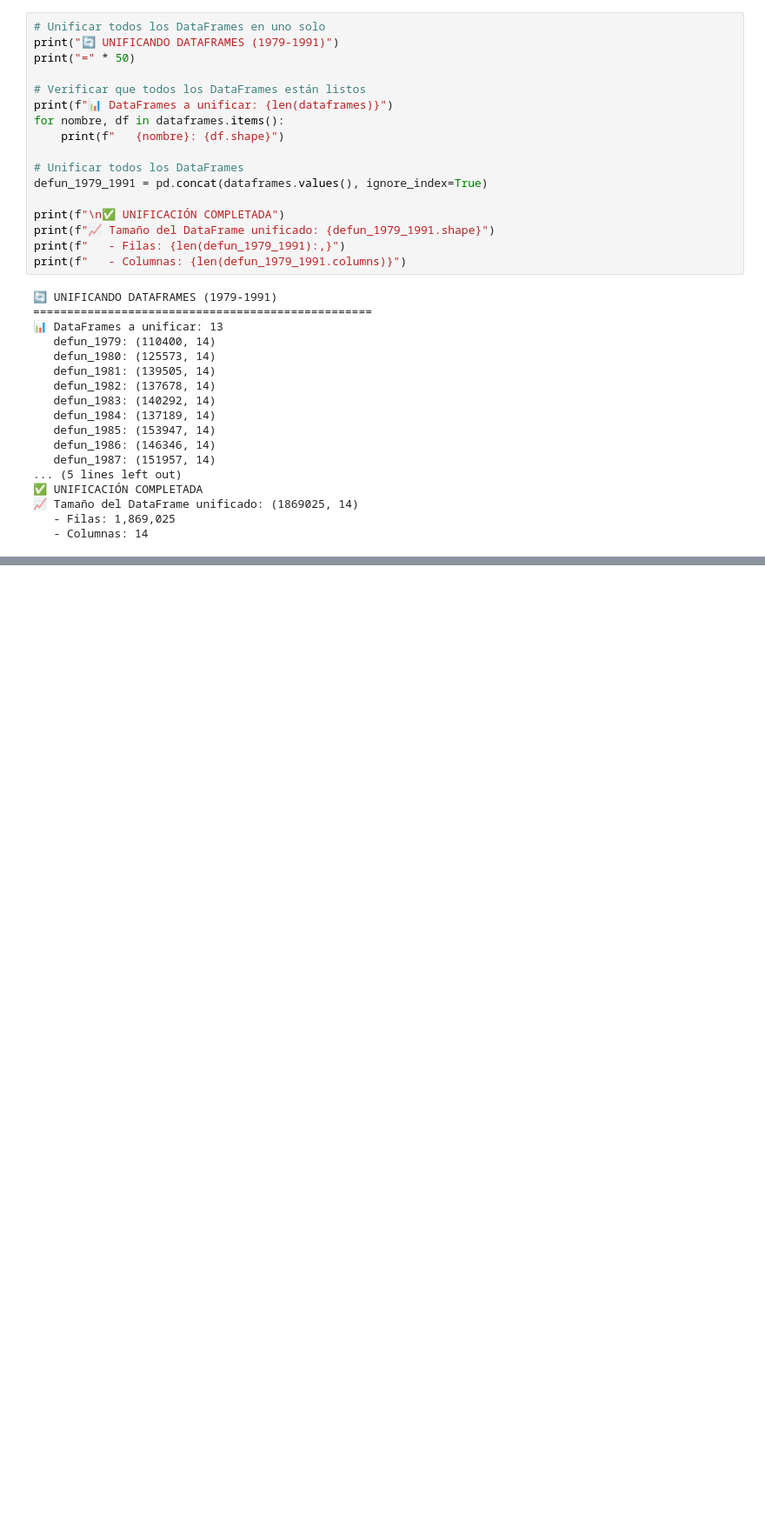
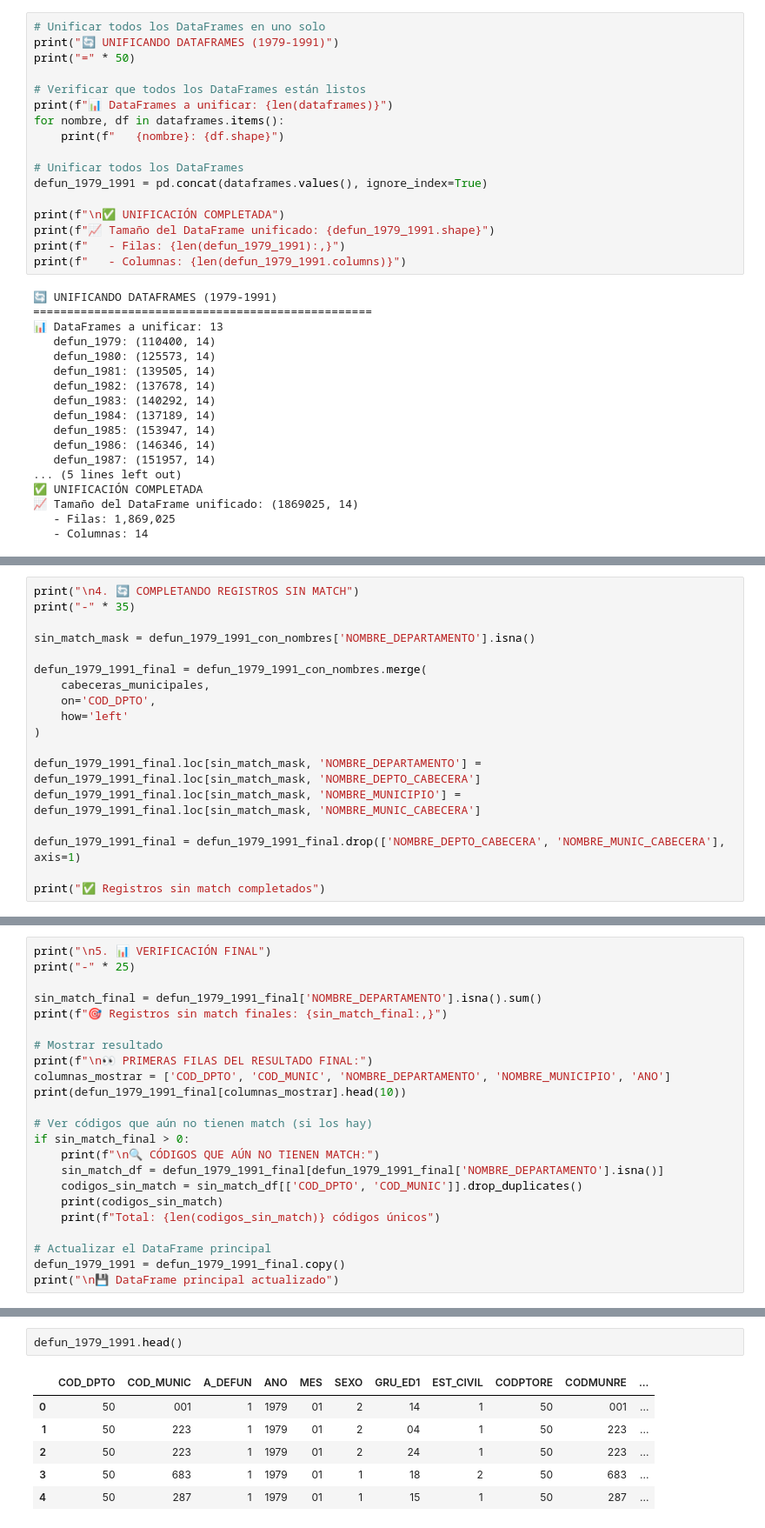
Before and after one commit to Geral2001/Proyecto_DSA, a Jupyter notebook: Analisis_Exploratorio_Datos.ipynb, the cells around one changed output, grey strips where cells are left out. Shown at 87% size. Drawn from its saved outputs; the diff is of its cells as text; blank space fills up the shorter version.

```diff
--- a/Analisis_Exploratorio_Datos.ipynb
+++ b/Analisis_Exploratorio_Datos.ipynb
@@ -248,0 +392,18 @@ defun_1979_1991.head()
+# %%
+print("\n4. 🔄 COMPLETANDO REGISTROS SIN MATCH")
+print("-" * 35)
+
+sin_match_mask = defun_1979_1991_con_nombres['NOMBRE_DEPARTAMENTO'].isna()
+
+defun_1979_1991_final = defun_1979_1991_con_nombres.merge(
+    cabeceras_municipales,
+    on='COD_DPTO',
+    how='left'
+)
+
+defun_1979_1991_final.loc[sin_match_mask, 'NOMBRE_DEPARTAMENTO'] = defun_1979_1991_final.loc[sin_match_mask, 'NOMBRE_DEPTO_CABECERA']
+defun_1979_1991_final.loc[sin_match_mask, 'NOMBRE_MUNICIPIO'] = defun_1979_1991_final.loc[sin_match_mask, 'NOMBRE_MUNIC_CABECERA']
+
+defun_1979_1991_final = defun_1979_1991_final.drop(['NOMBRE_DEPTO_CABECERA', 'NOMBRE_MUNIC_CABECERA'], axis=1)
+
+print("✅ Registros sin match completados")
@@ -248,0 +416,23 @@ defun_1979_1991.head()
+# %%
+print("\n5. 📊 VERIFICACIÓN FINAL")
+print("-" * 25)
+
+sin_match_final = defun_1979_1991_final['NOMBRE_DEPARTAMENTO'].isna().sum()
+print(f"🎯 Registros sin match finales: {sin_match_final:,}")
+
+# Mostrar resultado
+print(f"\n👀 PRIMERAS FILAS DEL RESULTADO FINAL:")
+columnas_mostrar = ['COD_DPTO', 'COD_MUNIC', 'NOMBRE_DEPARTAMENTO', 'NOMBRE_MUNICIPIO', 'ANO']
+print(defun_1979_1991_final[columnas_mostrar].head(10))
+
+# Ver códigos que aún no tienen match (si los hay)
+if sin_match_final > 0:
+    print(f"\n🔍 CÓDIGOS QUE AÚN NO TIENEN MATCH:")
+    sin_match_df = defun_1979_1991_final[defun_1979_1991_final['NOMBRE_DEPARTAMENTO'].isna()]
+    codigos_sin_match = sin_match_df[['COD_DPTO', 'COD_MUNIC']].drop_duplicates()
+    print(codigos_sin_match)
+    print(f"Total: {len(codigos_sin_match)} códigos únicos")
+
+# Actualizar el DataFrame principal
+defun_1979_1991 = defun_1979_1991_final.copy()
+print("\n💾 DataFrame principal actualizado")
@@ -248,0 +458,9 @@ defun_1979_1991.head()
+# %%
+defun_1979_1991.head()
+# %% [output]
+|  | COD_DPTO | COD_MUNIC | A_DEFUN | ANO | MES | SEXO | GRU_ED1 | EST_CIVIL | CODPTORE | CODMUNRE | ... |
+| 0 | 50 | 001 | 1 | 1979 | 01 | 2 | 14 | 1 | 50 | 001 | ... |
+| 1 | 50 | 223 | 1 | 1979 | 01 | 2 | 04 | 1 | 50 | 223 | ... |
+| 2 | 50 | 223 | 1 | 1979 | 01 | 2 | 24 | 1 | 50 | 223 | ... |
+| 3 | 50 | 683 | 1 | 1979 | 01 | 1 | 18 | 2 | 50 | 683 | ... |
+| 4 | 50 | 287 | 1 | 1979 | 01 | 1 | 15 | 1 | 50 | 287 | ... |
```
Also changed, not shown: parts of 17 cells of this notebook.
